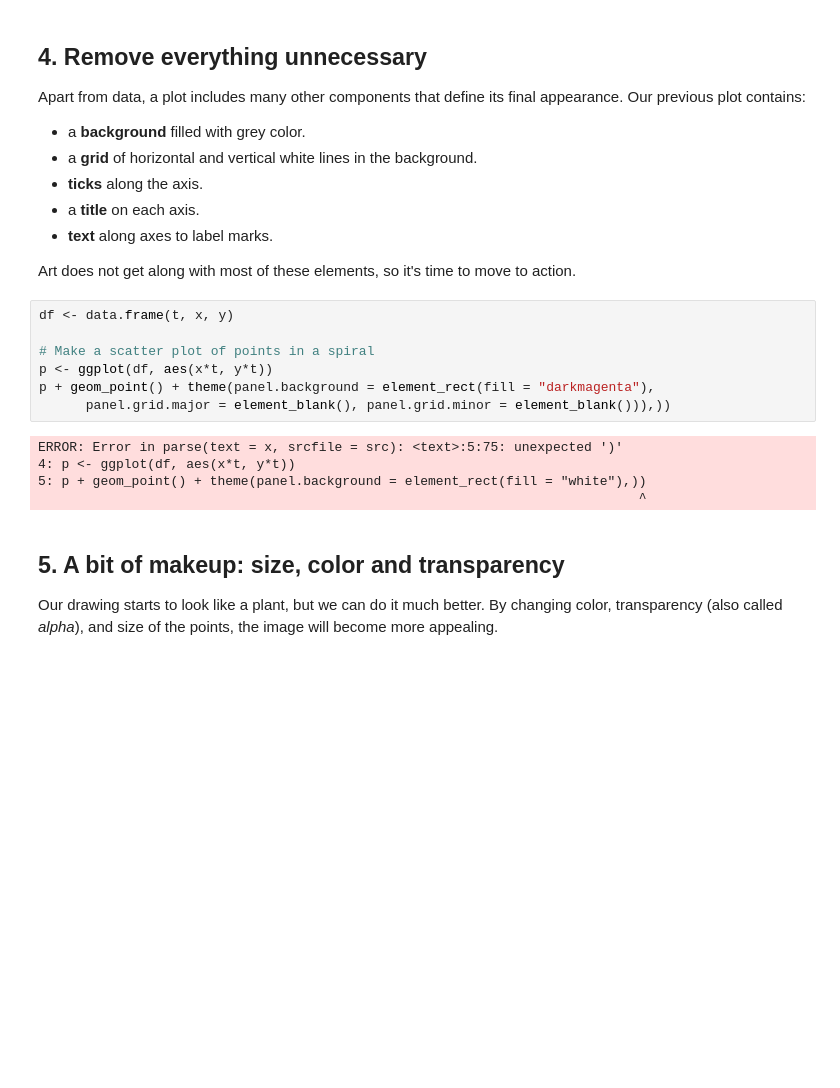
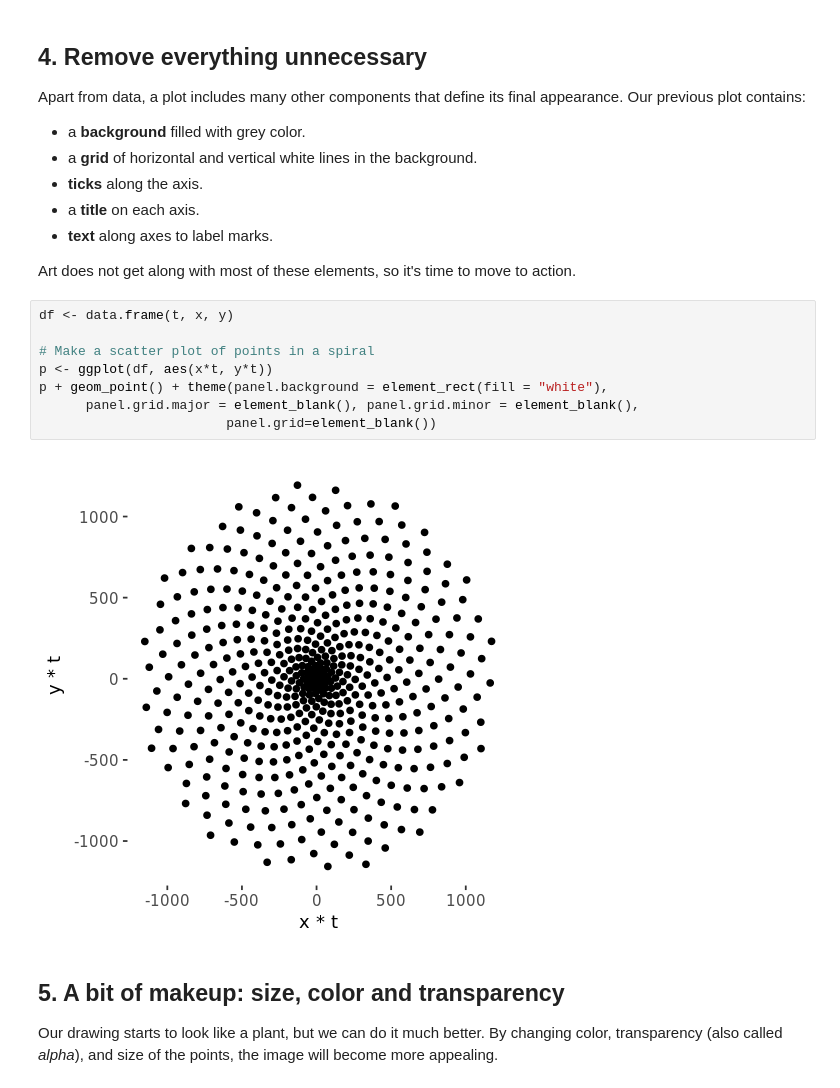
Before and after one commit to ankitbit/Project_Phyllotaxis, a Jupyter notebook: notebook.ipynb, the cells around one changed output. Drawn from its saved outputs; the diff is of its cells as text; blank space fills up the shorter version.

```diff
--- a/notebook.ipynb
+++ b/notebook.ipynb
@@ -70,15 +70,13 @@ p + geom_point()
 # %%
 df <- data.frame(t, x, y)
 
 # Make a scatter plot of points in a spiral
 p <- ggplot(df, aes(x*t, y*t))
-p + geom_point() + theme(panel.background = element_rect(fill = "darkmagenta"),
-      panel.grid.major = element_blank(), panel.grid.minor = element_blank())),))
+p + geom_point() + theme(panel.background = element_rect(fill = "white"),
+      panel.grid.major = element_blank(), panel.grid.minor = element_blank(),
+                        panel.grid=element_blank())
 # %% [output]
-ERROR: Error in parse(text = x, srcfile = src): <text>:5:75: unexpected ')'
-4: p <- ggplot(df, aes(x*t, y*t))
-5: p + geom_point() + theme(panel.background = element_rect(fill = "white"),))
-                                                                             ^
+[figure, added]
 # %% [markdown]
 ## 5. A bit of makeup: size, color and transparency
 <p>Our drawing starts to look like a plant, but we can do it much better. By changing color, transparency (also called <em>alpha</em>), and size of the points, the image will become more appealing.</p>
```
